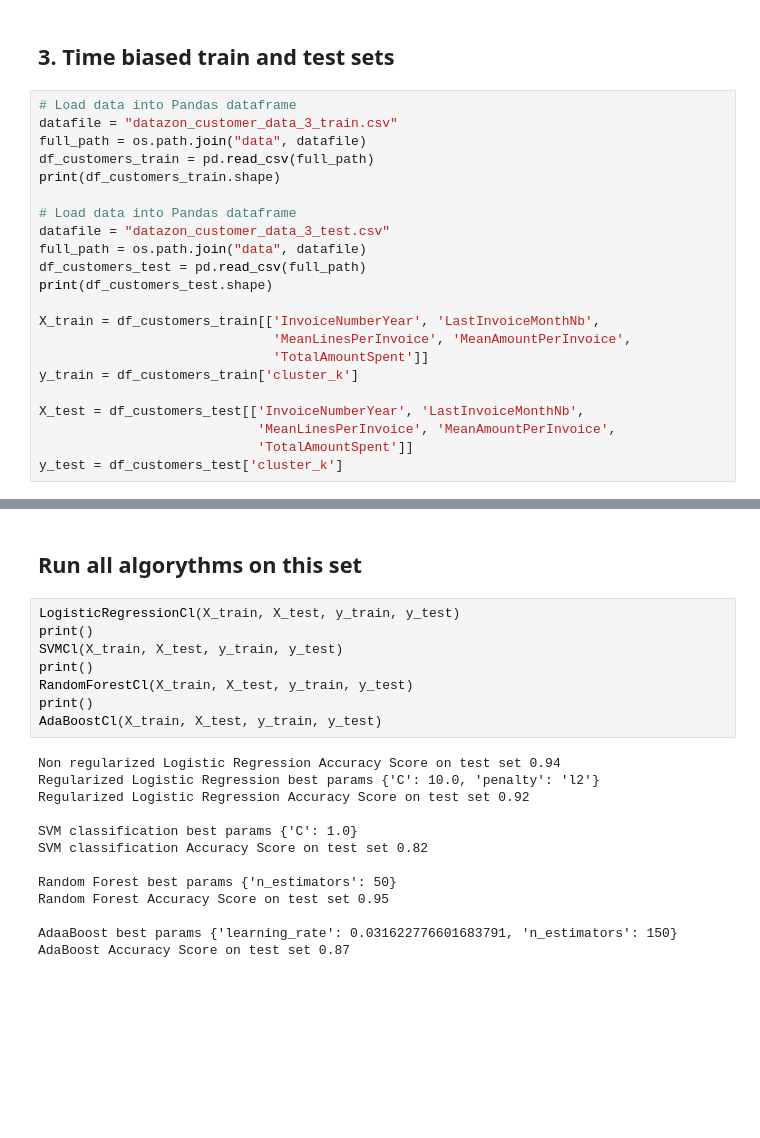
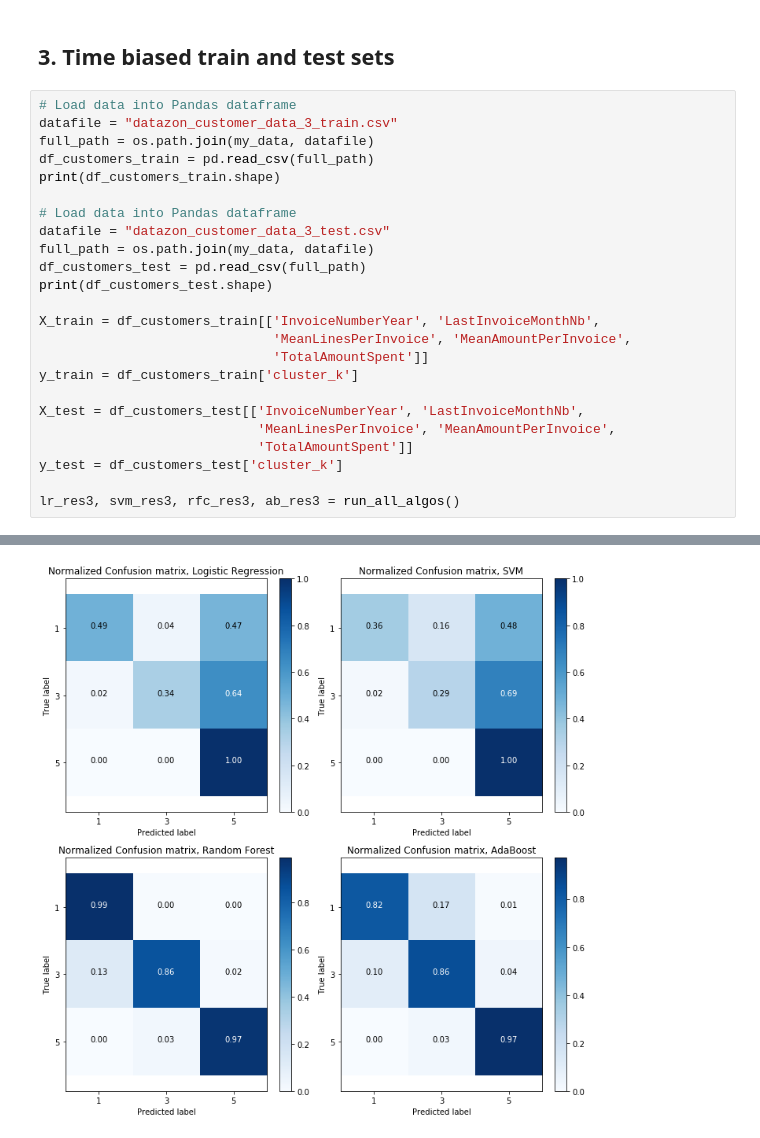
Before and after one commit to chmuths/projet_5, a Jupyter notebook: notebooks/Projet_5 Supervised clustering - 4 Methods-with imports.ipynb, the cells around one changed output, grey strips where cells are left out. Saved outputs shown, nothing was run; the diff lists cells and outputs as text; blank space fills up the shorter version.

```diff
--- a/notebooks/Projet_5 Supervised clustering - 4 Methods-with imports.ipynb
+++ b/notebooks/Projet_5 Supervised clustering - 4 Methods-with imports.ipynb
@@ -220,13 +314,13 @@ AdaBoost Accuracy Score on test set 0.97
 # %%
 # Load data into Pandas dataframe
 datafile = "datazon_customer_data_3_train.csv"
-full_path = os.path.join("data", datafile)
+full_path = os.path.join(my_data, datafile)
 df_customers_train = pd.read_csv(full_path)
 print(df_customers_train.shape)
 
 # Load data into Pandas dataframe
 datafile = "datazon_customer_data_3_test.csv"
-full_path = os.path.join("data", datafile)
+full_path = os.path.join(my_data, datafile)
 df_customers_test = pd.read_csv(full_path)
 print(df_customers_test.shape)
 
@@ -239,6 +333,8 @@ X_test = df_customers_test[['InvoiceNumberYear', 'LastInvoiceMonthNb',
                             'MeanLinesPerInvoice', 'MeanAmountPerInvoice',
                             'TotalAmountSpent']]
 y_test = df_customers_test['cluster_k']
+
+lr_res3, svm_res3, rfc_res3, ab_res3 = run_all_algos()
 # %% [output]
 (1151, 9)
 (3172, 9)
@@ -245,23 +353 @@ y_test = df_customers_test['cluster_k']
+[figure, added]
-# %% [markdown]
-## Run all algorythms on this set
-# %%
-LogisticRegressionCl(X_train, X_test, y_train, y_test)
-print()
-SVMCl(X_train, X_test, y_train, y_test)
-print()
-RandomForestCl(X_train, X_test, y_train, y_test)
-print()
-AdaBoostCl(X_train, X_test, y_train, y_test)
-# %% [output]
-Non regularized Logistic Regression Accuracy Score on test set 0.94
-Regularized Logistic Regression best params {'C': 10.0, 'penalty': 'l2'}
-Regularized Logistic Regression Accuracy Score on test set 0.92
-
-SVM classification best params {'C': 1.0}
-SVM classification Accuracy Score on test set 0.82
-
-Random Forest best params {'n_estimators': 50}
-Random Forest Accuracy Score on test set 0.95
-
-AdaaBoost best params {'learning_rate': 0.031622776601683791, 'n_estimators': 150}
-AdaBoost Accuracy Score on test set 0.87
```
Also changed, not shown: parts of 22 cells of this notebook, 7 other files.
